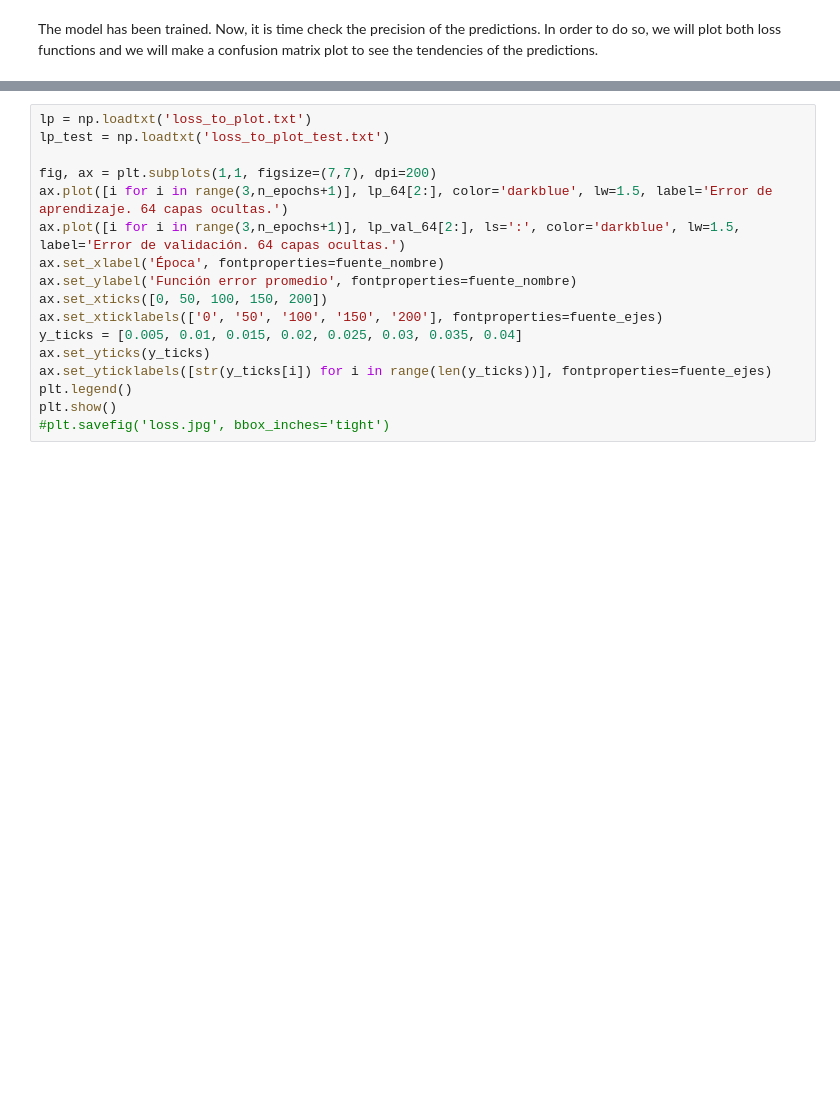
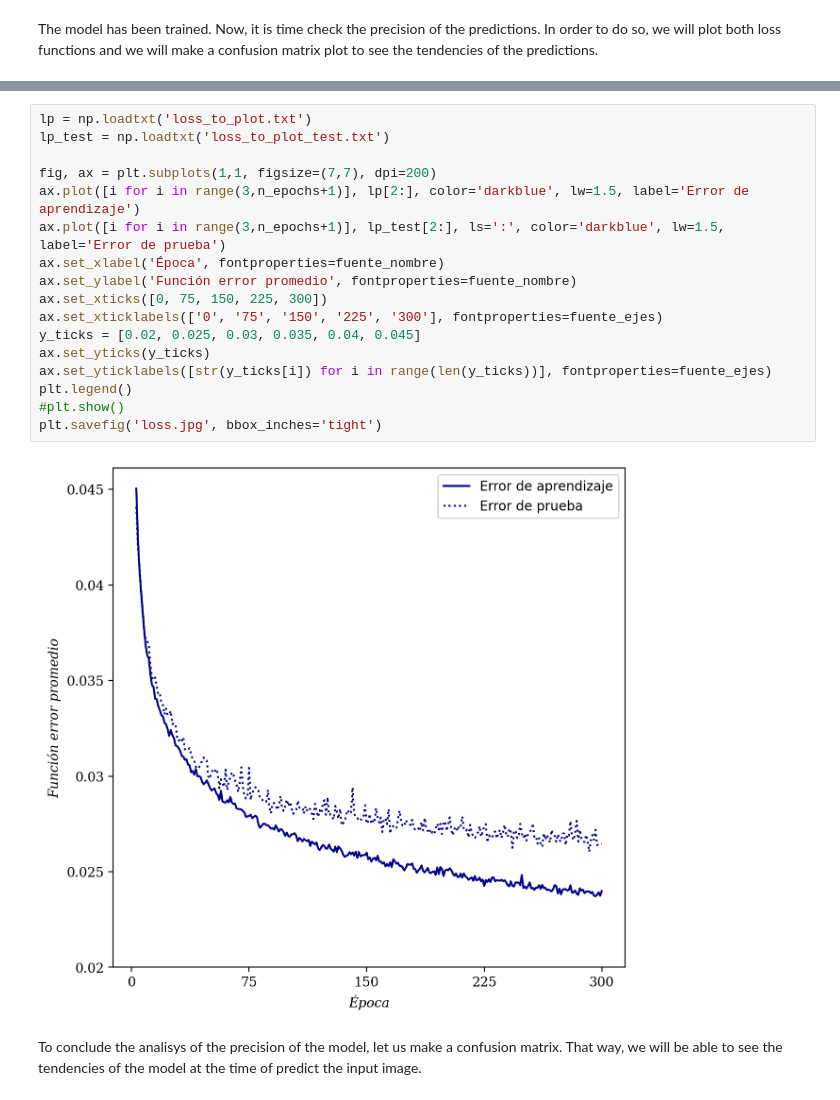
Before and after one commit to Santiq22/data_science_projects, a Jupyter notebook: Deep Convolutional Classificator Fashion MNIST/Classificator.ipynb, the cells around one changed output, grey strips where cells are left out. Cells and saved outputs as stored; diff of their text form; blank space fills up the shorter version.

```diff
--- a/Deep Convolutional Classificator Fashion MNIST/Classificator.ipynb
+++ b/Deep Convolutional Classificator Fashion MNIST/Classificator.ipynb
@@ -392,17 +410,21 @@ RuntimeError: Expected 4-dimensional input for 4-dimensional weight [1, 1, 7, 7]
 # %%
 lp = np.loadtxt('loss_to_plot.txt')
 lp_test = np.loadtxt('loss_to_plot_test.txt')
 
 fig, ax = plt.subplots(1,1, figsize=(7,7), dpi=200)
-ax.plot([i for i in range(3,n_epochs+1)], lp_64[2:], color='darkblue', lw=1.5, label='Error de aprendizaje. 64 capas ocultas.')
-ax.plot([i for i in range(3,n_epochs+1)], lp_val_64[2:], ls=':', color='darkblue', lw=1.5, label='Error de validación. 64 capas ocultas.')
+ax.plot([i for i in range(3,n_epochs+1)], lp[2:], color='darkblue', lw=1.5, label='Error de aprendizaje')
+ax.plot([i for i in range(3,n_epochs+1)], lp_test[2:], ls=':', color='darkblue', lw=1.5, label='Error de prueba')
 ax.set_xlabel('Época', fontproperties=fuente_nombre)
 ax.set_ylabel('Función error promedio', fontproperties=fuente_nombre)
-ax.set_xticks([0, 50, 100, 150, 200])
-ax.set_xticklabels(['0', '50', '100', '150', '200'], fontproperties=fuente_ejes)
-y_ticks = [0.005, 0.01, 0.015, 0.02, 0.025, 0.03, 0.035, 0.04]
+ax.set_xticks([0, 75, 150, 225, 300])
+ax.set_xticklabels(['0', '75', '150', '225', '300'], fontproperties=fuente_ejes)
+y_ticks = [0.02, 0.025, 0.03, 0.035, 0.04, 0.045]
 ax.set_yticks(y_ticks)
 ax.set_yticklabels([str(y_ticks[i]) for i in range(len(y_ticks))], fontproperties=fuente_ejes)
 plt.legend()
-plt.show()
-#plt.savefig('loss.jpg', bbox_inches='tight')
+#plt.show()
+plt.savefig('loss.jpg', bbox_inches='tight')
+# %% [output]
+[figure, added]
+# %% [markdown]
+To conclude the analisys of the precision of the model, let us make a confusion matrix. That way, we will be able to see the tendencies of the model at the time of predict the input image.
```
Also changed, not shown: parts of 19 cells of this notebook, 11 other files.
